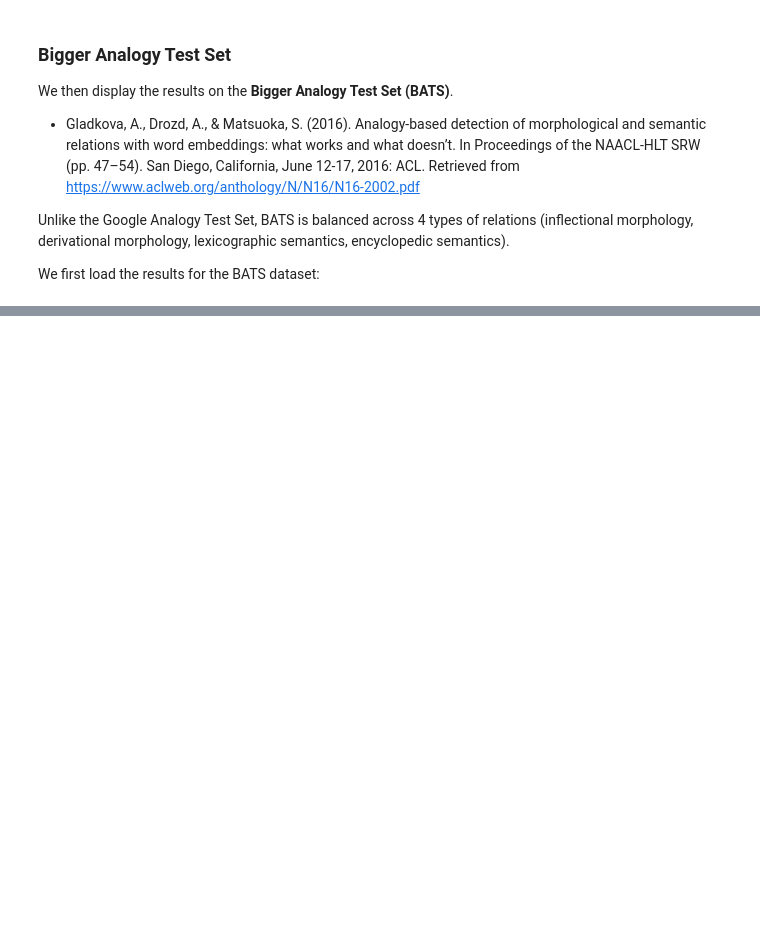
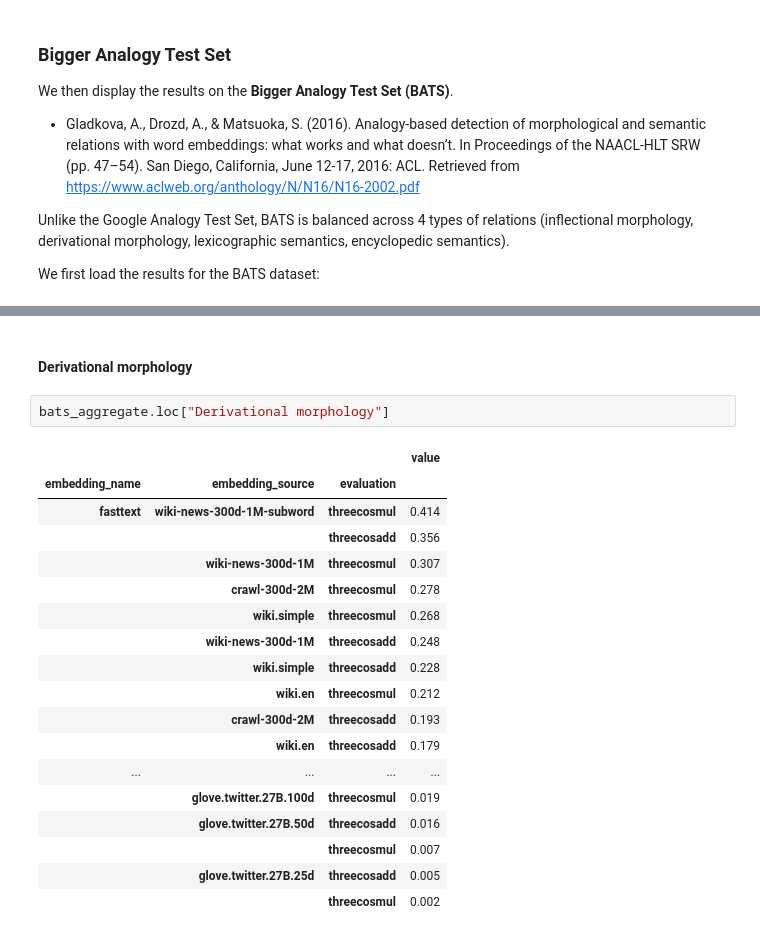
Before and after one commit to dmlc/gluon-nlp, a Jupyter notebook: docs/examples/word_embedding_evaluation.ipynb, the cells around one changed output, grey strips where cells are left out. Drawn from its saved outputs; the diff is of its cells as text; blank space fills up the shorter version.

```diff
--- a/docs/examples/word_embedding_evaluation.ipynb
+++ b/docs/examples/word_embedding_evaluation.ipynb
@@ -437,0 +457,23 @@ bats_aggregate.style.apply(get_multi_index_highlighter(levels=[0]))
+# %% [markdown]
+#### Derivational morphology
+# %%
+bats_aggregate.loc["Derivational morphology"]
+# %% [output]
+|  |  |  | value |
+| embedding_name | embedding_source | evaluation |  |
+| fasttext | wiki-news-300d-1M-subword | threecosmul | 0.414 |
+|  |  | threecosadd | 0.356 |
+|  | wiki-news-300d-1M | threecosmul | 0.307 |
+|  | crawl-300d-2M | threecosmul | 0.278 |
+|  | wiki.simple | threecosmul | 0.268 |
+|  | wiki-news-300d-1M | threecosadd | 0.248 |
+|  | wiki.simple | threecosadd | 0.228 |
+|  | wiki.en | threecosmul | 0.212 |
+|  | crawl-300d-2M | threecosadd | 0.193 |
+|  | wiki.en | threecosadd | 0.179 |
+| ... | ... | ... | ... |
+|  | glove.twitter.27B.100d | threecosmul | 0.019 |
+|  | glove.twitter.27B.50d | threecosadd | 0.016 |
+|  |  | threecosmul | 0.007 |
+|  | glove.twitter.27B.25d | threecosadd | 0.005 |
+|  |  | threecosmul | 0.002 |
```
Also changed, not shown: parts of 28 cells of this notebook.
